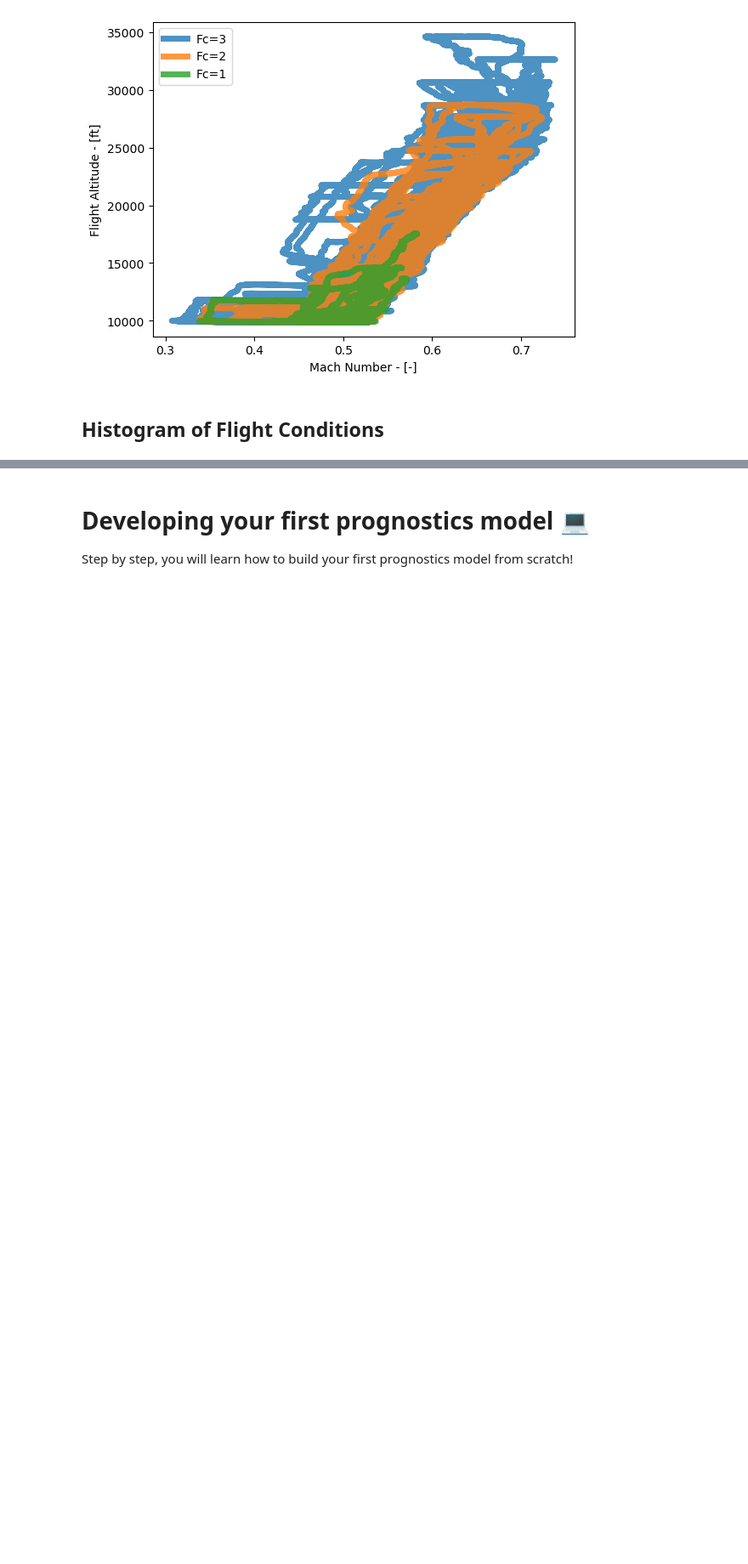
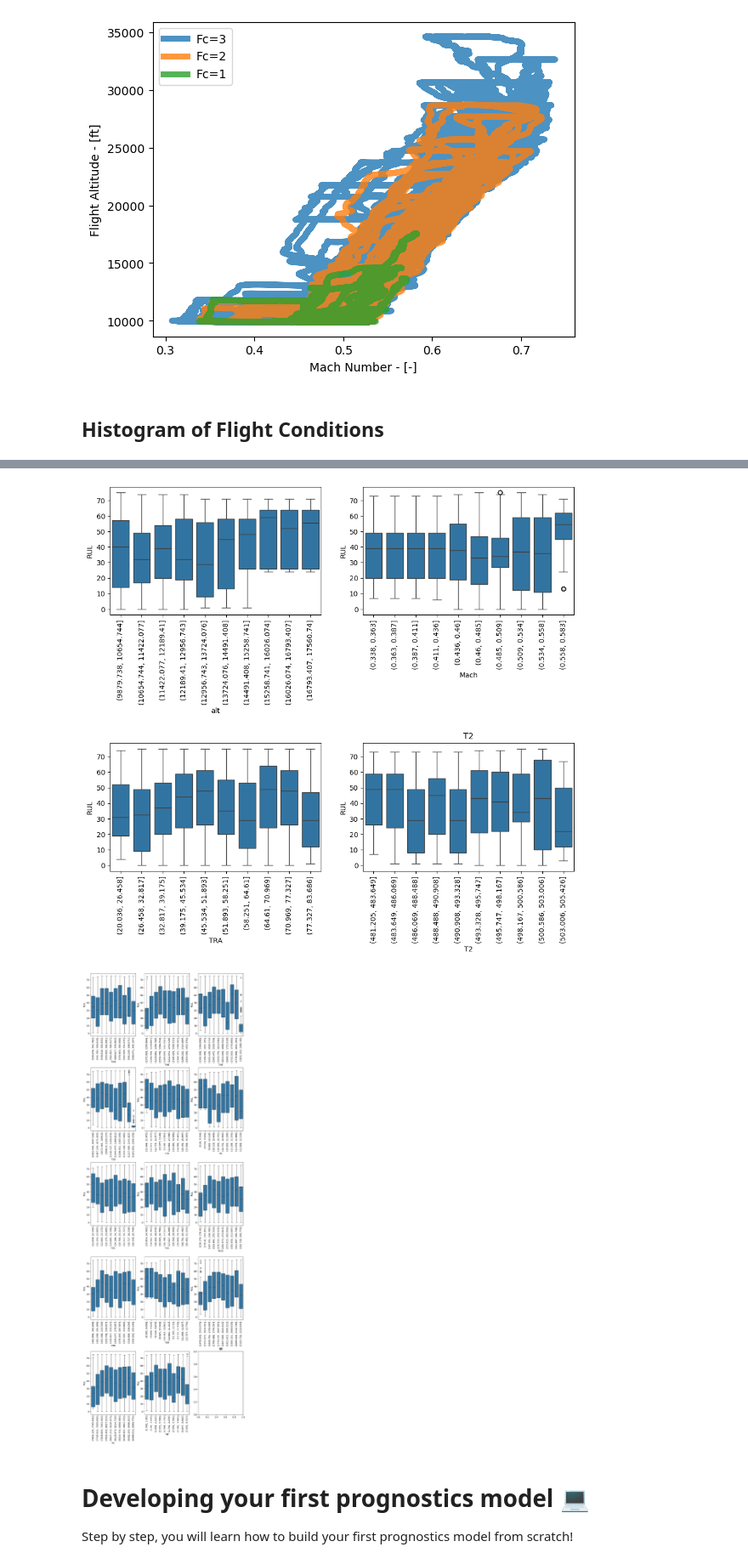
Before and after one commit to j0shcd/ml4pm, a Jupyter notebook: assignment_3/Josh_03-assignment_1dcnn_prognostics.ipynb, the cells around one changed output, grey strips where cells are left out. Shown at 85% size. Saved outputs shown, nothing was run; the diff lists cells and outputs as text; code cells hidden in the pictures; blank space fills up the shorter version.

```diff
--- a/assignment_3/Josh_03-assignment_1dcnn_prognostics.ipynb
+++ b/assignment_3/Josh_03-assignment_1dcnn_prognostics.ipynb
@@ -202,3 +202,32 @@ This will become an error in seaborn v0.14.0; please update your code.
+# %%
+processData = df[df['unit']== 14][W_VAR + LABELS]
+
+f, axes = plt.subplots(2, 2, figsize=(12, 10))
+for i, var in enumerate(W_VAR):
+    #make 10 groups of range of var to compute boxplot of RUL
+    processData[var] = pd.cut(processData[var], 10)
+    sns.boxplot(data=processData, x=var, y='RUL', ax=axes[i//2][i%2])
+    plt.title(var)
+    axes[i//2][i%2].set_xticklabels(axes[i//2][i%2].get_xticklabels(), rotation=90)
+    plt.subplots_adjust(hspace=1)  # Increase or decrease the space here
+
+
+
+#Same thing but with X_VAR
+processData = df[df['unit']== 14][XS_VAR + LABELS]
+
+f, axes = plt.subplots(5, 3, figsize=(12, 35))
+for i, var in enumerate(XS_VAR):
+    #make 10 groups of range of var to compute boxplot of RUL
+    processData[var] = pd.cut(processData[var], 10)
+    sns.boxplot(data=processData, x=var, y='RUL', ax=axes[i//3][i%3])
+    plt.title(var)
+    #show at 1 decimal
+    axes[i//3][i%3].set_xticklabels(axes[i//3][i%3].get_xticklabels(), rotation=90)
+    plt.subplots_adjust(hspace=0.5)  # Increase or decrease the space here
+# %% [output]
+[figure, added]
+[figure, added]
 # %% [markdown]
 # Developing your first prognostics model 💻
 Step by step, you will learn how to build your first prognostics model from scratch!
```
Also changed, not shown: parts of 17 cells of this notebook.
